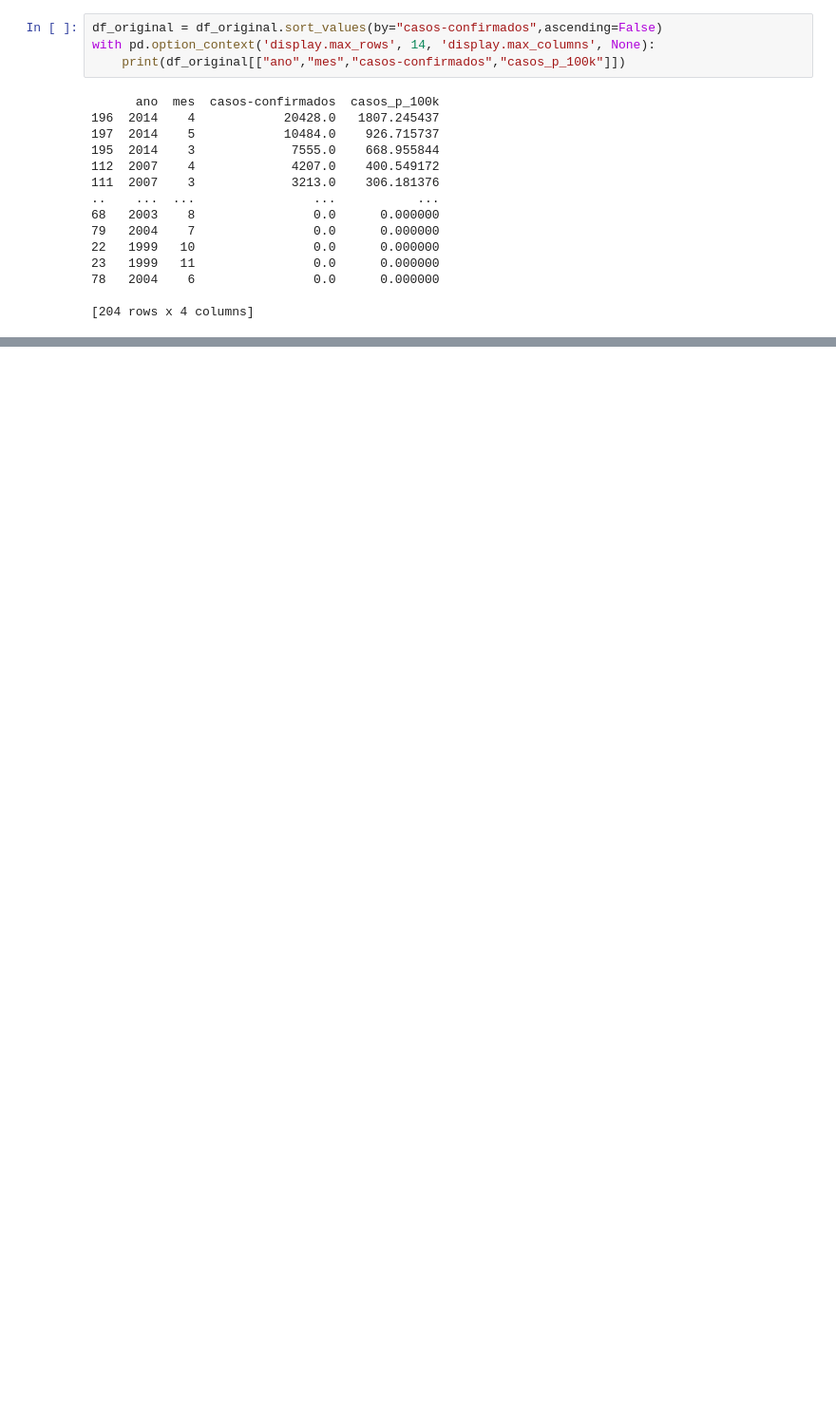
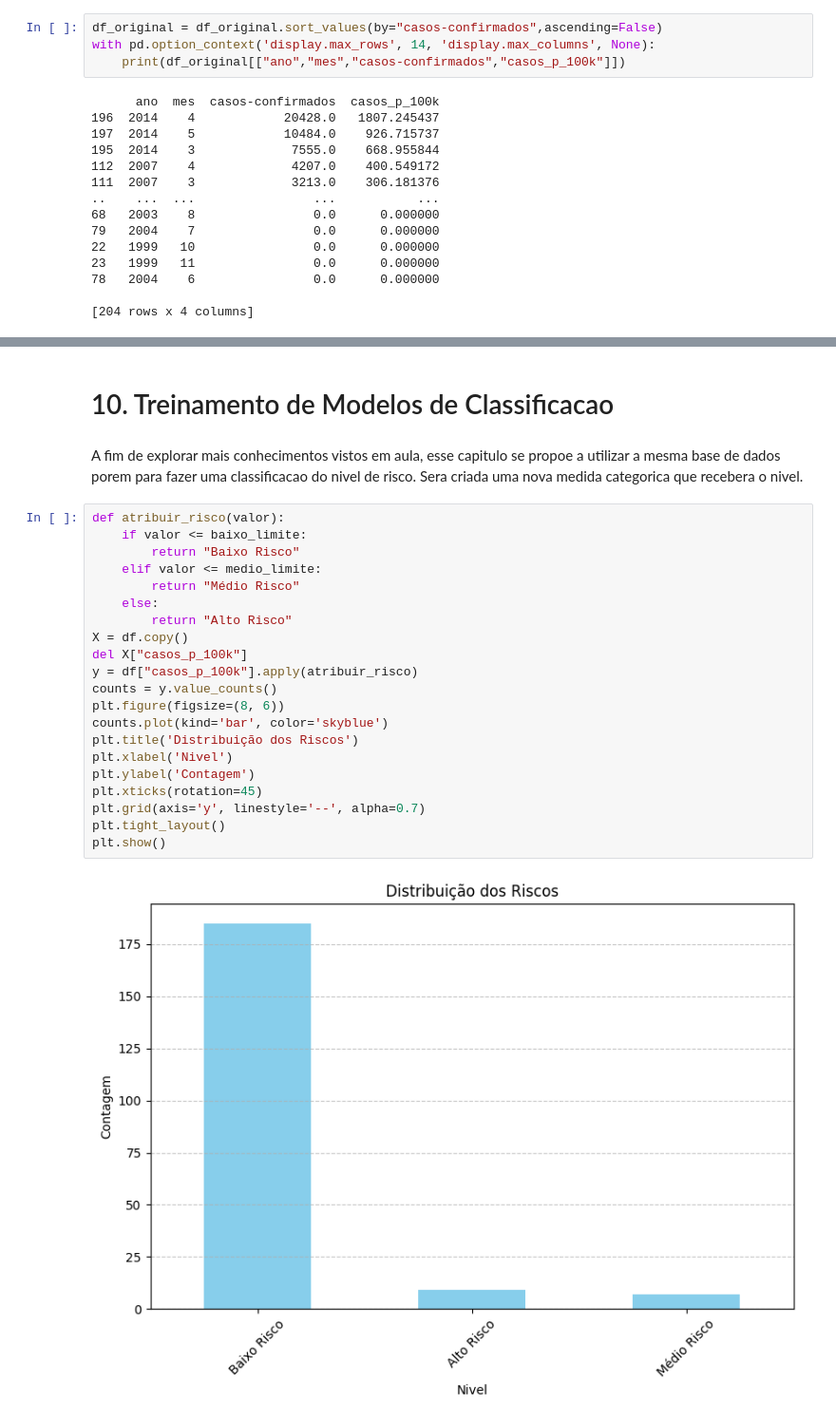
Before and after one commit to glaucofilho/CEDS808, a Jupyter notebook: Tarefas/TrabalhoFinal/teste.ipynb, the cells around one changed output, grey strips where cells are left out. Shown at 95% size. Drawn from its saved outputs; the diff is of its cells as text; blank space fills up the shorter version.

Commit message:
regressao_e_classificacao

```diff
--- a/Tarefas/TrabalhoFinal/teste.ipynb
+++ b/Tarefas/TrabalhoFinal/teste.ipynb
@@ -456,0 +490,27 @@ params = {
+# %% [markdown]
+# <a id="classificacao"></a> 10. Treinamento de Modelos de Classificacao
+# %% [markdown]
+A fim de explorar mais conhecimentos vistos em aula, esse capitulo se propoe a utilizar a mesma base de dados porem para fazer uma classificacao do nivel de risco. Sera criada uma nova medida categorica que recebera o nivel.
+# %%
+def atribuir_risco(valor):
+    if valor <= baixo_limite:
+        return "Baixo Risco"
+    elif valor <= medio_limite:
+        return "Médio Risco"
+    else:
+        return "Alto Risco"
+X = df.copy()
+del X["casos_p_100k"]
+y = df["casos_p_100k"].apply(atribuir_risco)
+counts = y.value_counts()
+plt.figure(figsize=(8, 6))
+counts.plot(kind='bar', color='skyblue')
+plt.title('Distribuição dos Riscos')
+plt.xlabel('Nivel')
+plt.ylabel('Contagem')
+plt.xticks(rotation=45)
+plt.grid(axis='y', linestyle='--', alpha=0.7)
+plt.tight_layout()
+plt.show()
+# %% [output]
+[figure, added]
```
Also changed, not shown: parts of 26 cells of this notebook.
